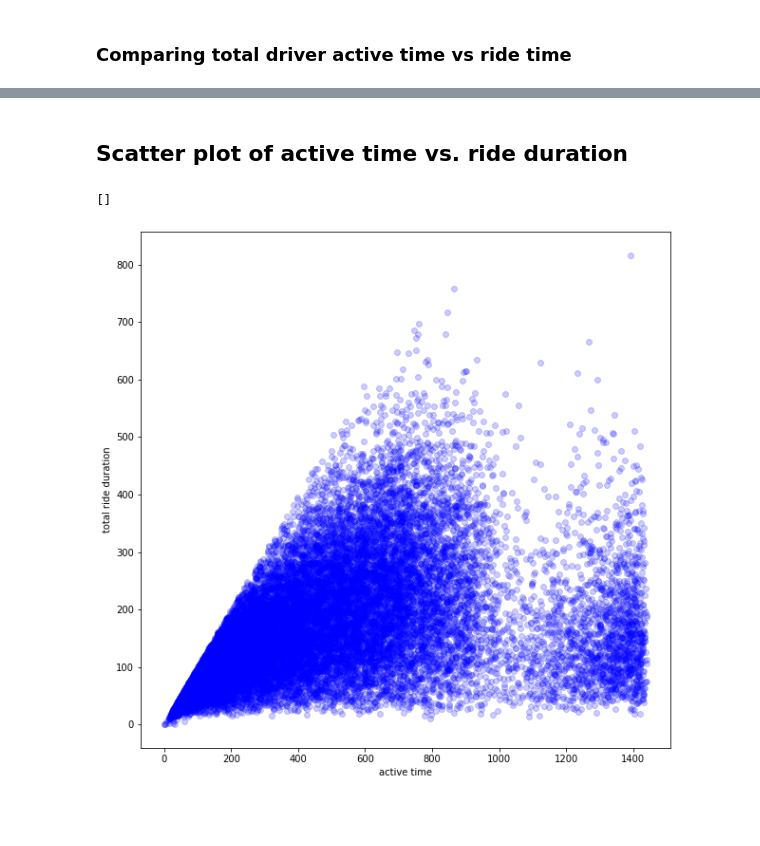
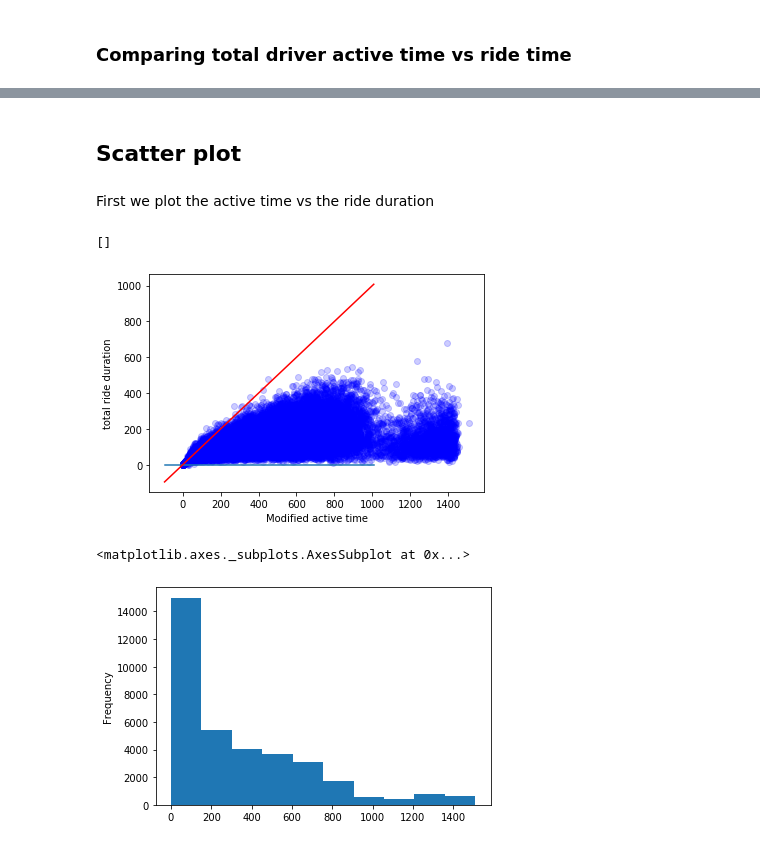
Before and after one commit to ridhi1412/capstone_didi, a Jupyter notebook: EDA.ipynb, the cells around one changed output, grey strips where cells are left out. Drawn from its saved outputs; the diff is of its cells as text; code cells hidden in the pictures; blank space fills up the shorter version.

Commit message:
Plots for Ride Duration and Active Time

```diff
--- a/EDA.ipynb
+++ b/EDA.ipynb
@@ -50,6 +118,4 @@ driver_active_time.head()
 driver_stats = driver_active_time[['driver_id', 'active_time']].merge(driver_ride_durations, on='driver_id', how='left')
 
 # Filtering possible bad rows
-driver_stats = driver_stats[driver_stats.active_time > driver_stats.ride_duration]
-
-driver_stats.describe()
+driver_stats[driver_stats.active_time < driver_stats.ride_duration].describe()
@@ -55,0 +158,2 @@ driver_stats.describe()
+# %%
+drivers_with_greater_than_an_hour_break = driver_start_times[driver_start_times['diff'].dt.total_seconds() > 3600]
@@ -55,0 +171,3 @@ driver_stats.describe()
+# %%
+total_inactive_time = drivers_with_greater_than_an_hour_break.groupby('driver_id')['diff'].sum().reset_index()
+total_inactive_time['inactive_time'] = total_inactive_time['diff'].dt.total_seconds()/60
@@ -55,0 +187,5 @@ driver_stats.describe()
+# %%
+driver_stats_updated = driver_stats.merge(total_inactive_time[['driver_id', 'inactive_time']], on='driver_id', how='left').fillna(0)
+driver_stats_updated['modified_active_time'] = driver_stats_updated['active_time'] - driver_stats_updated['inactive_time']
+driver_stats_updated['modified_active_time_with_rules'] = driver_stats_updated['active_time'] - np.where((driver_stats_updated['inactive_time'] > 240) | (driver_stats_updated['inactive_time'] == 0 ), driver_stats_updated['inactive_time'], 60)
+driver_stats_updated.head(10)
@@ -56,14 +251,23 @@ driver_stats.describe()
 # %% [markdown]
-## Scatter plot of active time vs. ride duration
+## Scatter plot
 # %%
 import matplotlib.pyplot as plt
 %matplotlib inline
+# %% [markdown]
+First we plot the active time vs the ride duration
 # %%
-plt.figure(figsize=(10,10))
-plt.scatter(driver_stats['active_time'], driver_stats['ride_duration'], c='b', alpha=0.2)
+plt.scatter(driver_stats_updated['active_time'], driver_stats_updated['ride_duration'], c='b', alpha=0.2)
 plt.ylabel('total ride duration')
-plt.xlabel('active time')
+plt.xlabel('Modified active time')
+x = np.linspace(*ax.get_xlim())
+plt.plot(x, [0]*len(x))
+plt.plot(x, x, color='red')
 plt.plot()
 # %% [output]
 []
-[figure, old version]
+[figure, new version]
+# %%
+driver_stats_updated['active_time'].plot.hist()
+# %% [output]
+<matplotlib.axes._subplots.AxesSubplot at 0x...>
+[figure, added]
```
Also changed, not shown: parts of 44 cells of this notebook.
